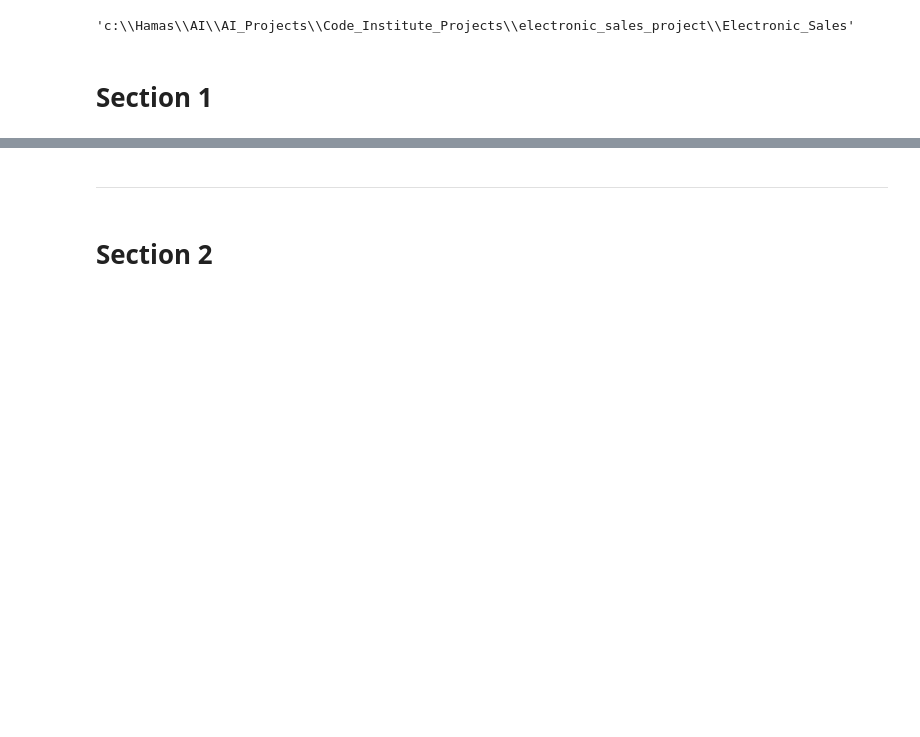
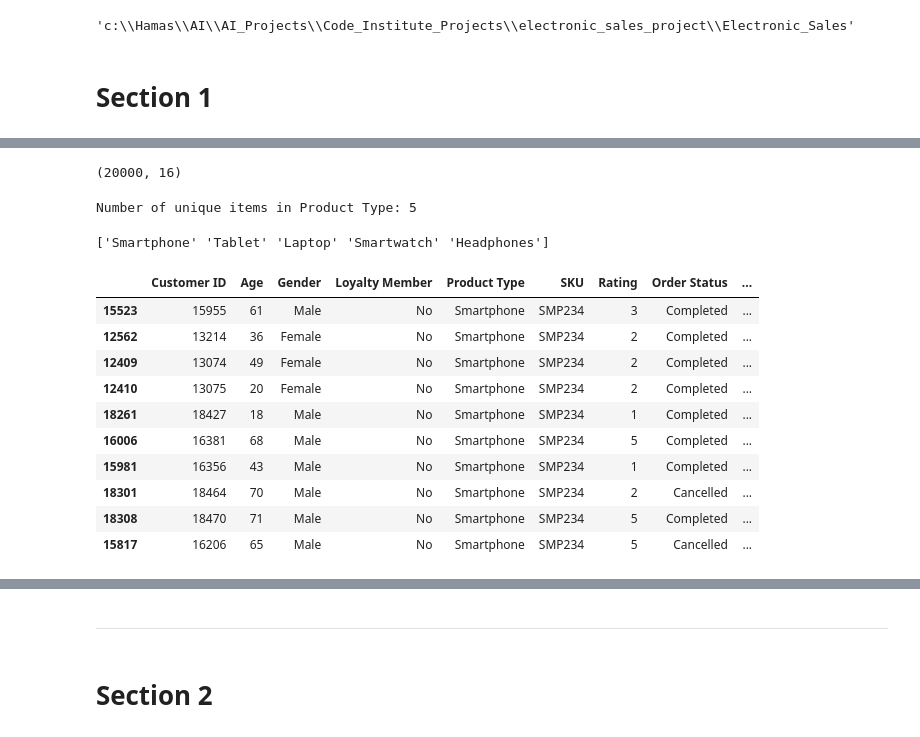
Before and after one commit to Hamza-Murshad/Electronic_Sales, a Jupyter notebook: jupyter_notebooks/ETL.ipynb, the cells around one changed output, grey strips where cells are left out. Cells and saved outputs as stored; diff of their text form; code cells hidden in the pictures; blank space fills up the shorter version.

```diff
--- a/jupyter_notebooks/ETL.ipynb
+++ b/jupyter_notebooks/ETL.ipynb
@@ -114,0 +97,31 @@ dtype: int64
+# %%
+df.shape  # (rows, columns)
+# %% [output]
+(20000, 16)
+# %%
+# Display the number of unique items in 'Product Type'
+unique_product_types = df['Product Type'].nunique()
+print(f"Number of unique items in Product Type: {unique_product_types}")
+# %% [output]
+Number of unique items in Product Type: 5
+# %%
+# List the unique items in 'Product Type'
+print(df['Product Type'].unique())
+# %% [output]
+['Smartphone' 'Tablet' 'Laptop' 'Smartwatch' 'Headphones']
+# %%
+# Sort the DataFrame by 'Total Price' from large to small
+df_total_price_sorted = df.sort_values(by='Total Price', ascending=False)
+df_total_price_sorted.head(10)
+# %% [output]
+|  | Customer ID | Age | Gender | Loyalty Member | Product Type | SKU | Rating | Order Status | ... |
+| 15523 | 15955 | 61 | Male | No | Smartphone | SMP234 | 3 | Completed | ... |
+| 12562 | 13214 | 36 | Female | No | Smartphone | SMP234 | 2 | Completed | ... |
+| 12409 | 13074 | 49 | Female | No | Smartphone | SMP234 | 2 | Completed | ... |
+| 12410 | 13075 | 20 | Female | No | Smartphone | SMP234 | 2 | Completed | ... |
+| 18261 | 18427 | 18 | Male | No | Smartphone | SMP234 | 1 | Completed | ... |
+| 16006 | 16381 | 68 | Male | No | Smartphone | SMP234 | 5 | Completed | ... |
+| 15981 | 16356 | 43 | Male | No | Smartphone | SMP234 | 1 | Completed | ... |
+| 18301 | 18464 | 70 | Male | No | Smartphone | SMP234 | 2 | Cancelled | ... |
+| 18308 | 18470 | 71 | Male | No | Smartphone | SMP234 | 5 | Completed | ... |
+| 15817 | 16206 | 65 | Male | No | Smartphone | SMP234 | 5 | Cancelled | ... |
```
Also changed, not shown: parts of 30 cells of this notebook.
